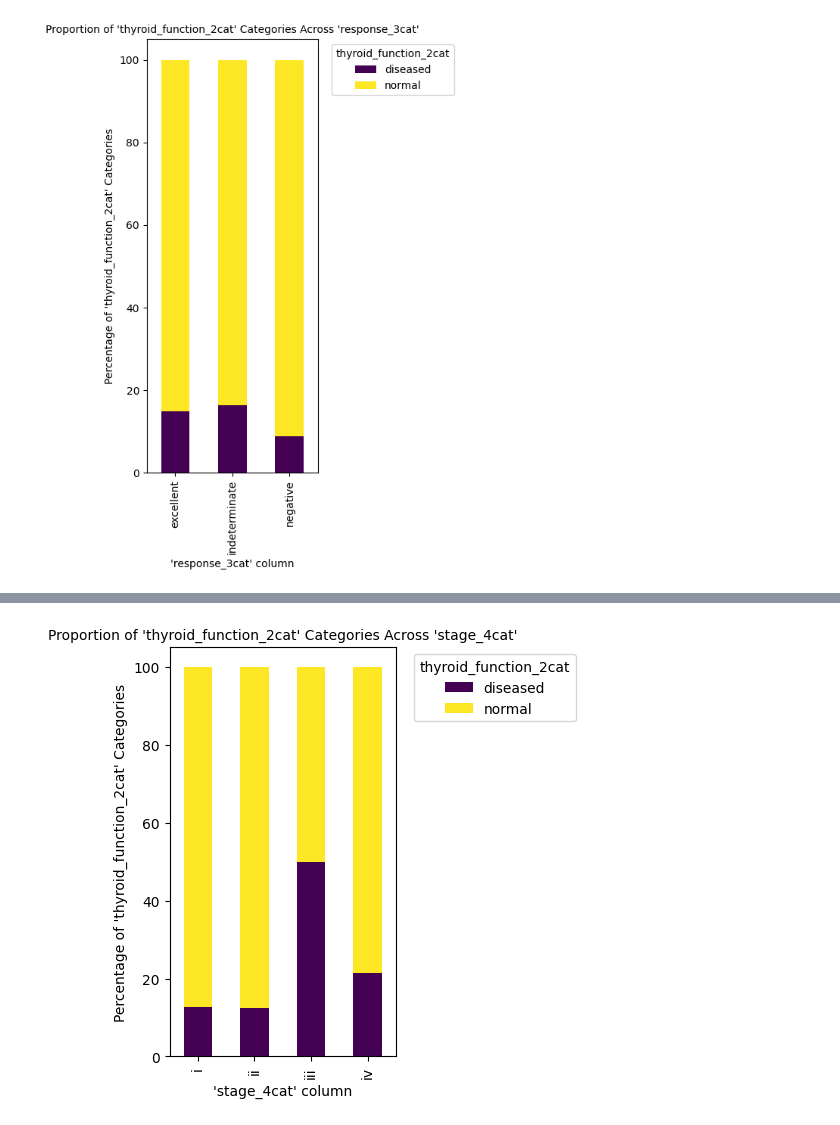
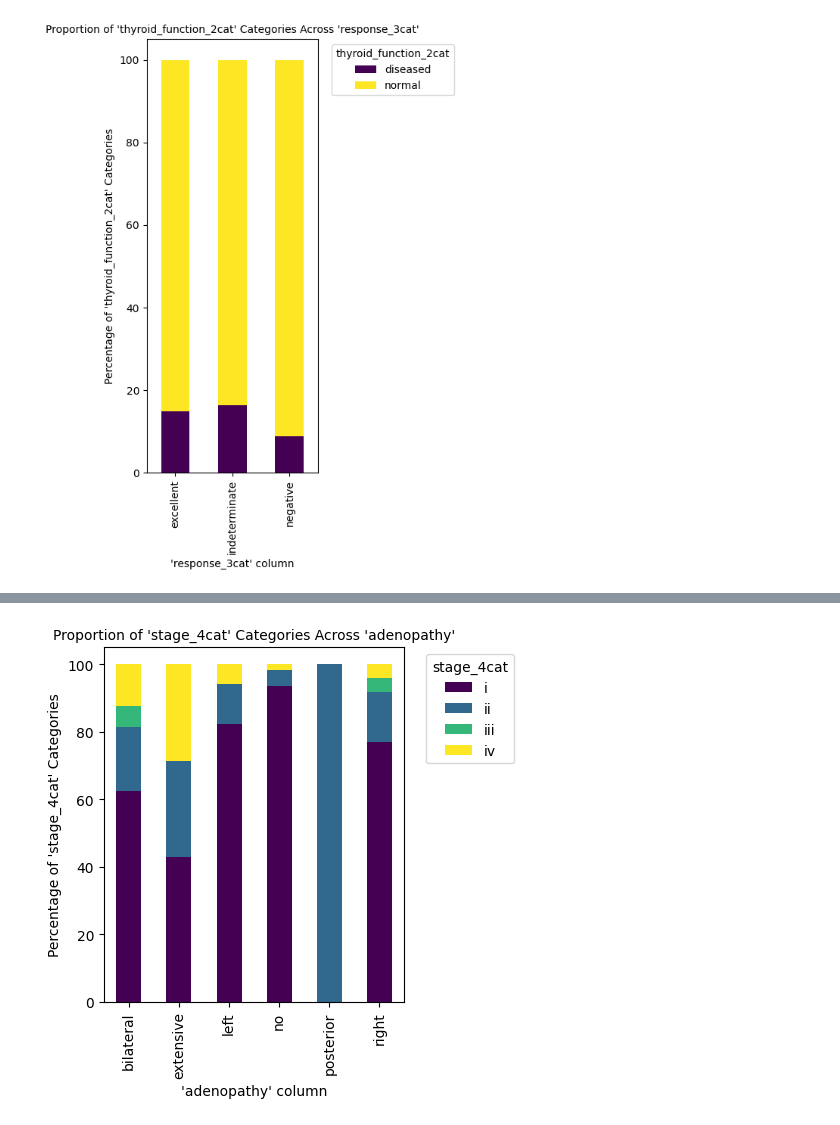
Before and after one commit to madmaxtoastflytiger/CaptStone2-Thyroid-Disease, a Jupyter notebook: 3_ThyroidDisease_EDA.ipynb, the cells around one changed output, grey strips where cells are left out. Saved outputs shown, nothing was run; the diff lists cells and outputs as text; code cells hidden in the pictures.

```diff
--- a/3_ThyroidDisease_EDA.ipynb
+++ b/3_ThyroidDisease_EDA.ipynb
@@ -227,4 +270,4 @@ MyCustDataSciLib.quick_stacked_bar_graph (df,'thyroid_function_2cat', 'recurrenc
 # %%
-MyCustDataSciLib.quick_stacked_bar_graph (df,'thyroid_function_2cat', 'stage_4cat')
+MyCustDataSciLib.quick_stacked_bar_graph (df,'adenopathy', 'stage_4cat')
 # %% [output]
-[figure, old version]
+[figure, new version]
```
Also changed, not shown: parts of 36 cells of this notebook, 3 other files.
